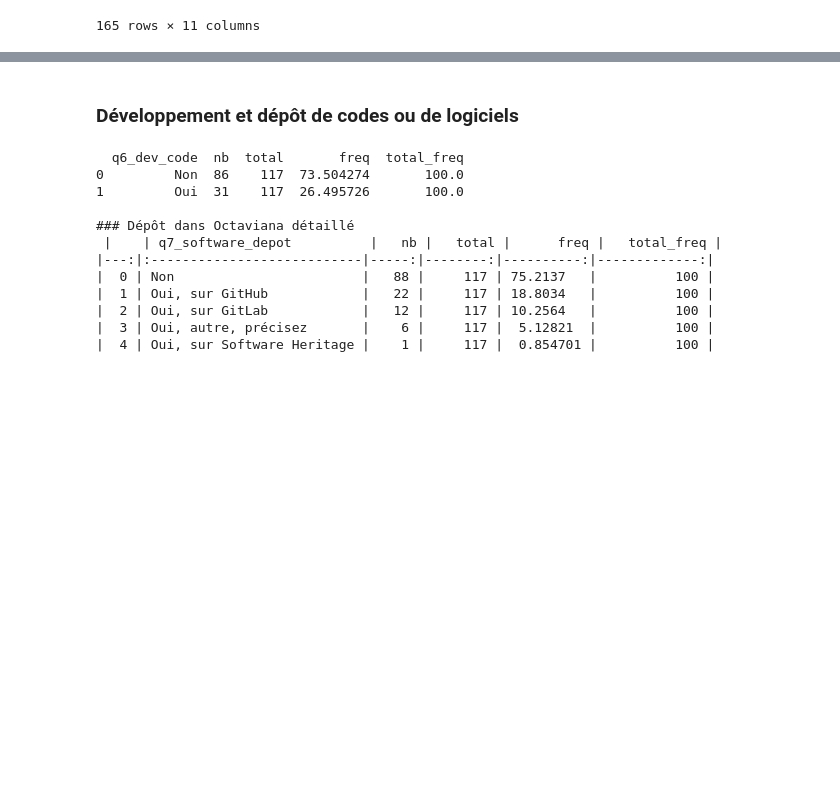
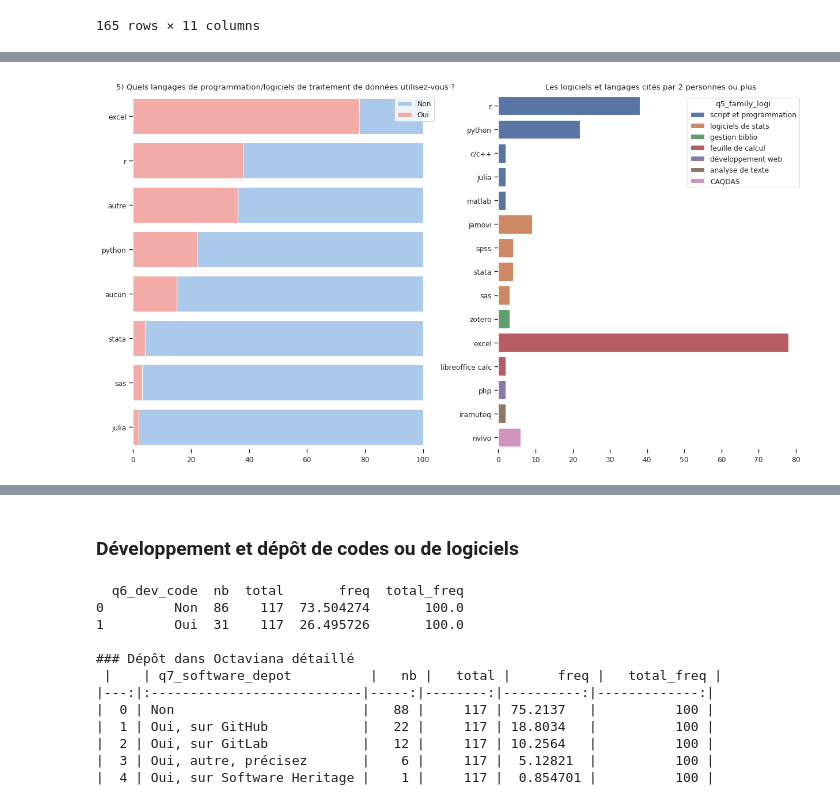
Before and after one commit to luneauaymeric/enquete_SO_p8, a Jupyter notebook: _build/jupyter_execute/script_analyse/connaissance_science_ouverte.ipynb, the cells around one changed output, grey strips where cells are left out. Saved outputs shown, nothing was run; the diff lists cells and outputs as text; code cells hidden in the pictures; blank space fills up the shorter version.

```diff
--- a/_build/jupyter_execute/script_analyse/connaissance_science_ouverte.ipynb
+++ b/_build/jupyter_execute/script_analyse/connaissance_science_ouverte.ipynb
@@ -370,9 +390,9 @@ for x in df_col.label.loc[(df_col.question_family=="q5")& (~df_col.label.str.con
     gb_data.loc[gb_data[x]=="Oui", "logiciel_traitement"] = x.replace("q5_","")
 
     if i == 0:
-        gb_data1 = gb_data.drop(columns=[x])#.copy()
+        gb_q5 = gb_data.drop(columns=[x])#.copy()
     else:
-        gb_data1 = pd.concat([gb_data1, gb_data.drop(columns=[x])])
+        gb_q5 = pd.concat([gb_q5, gb_data.drop(columns=[x])])
     print(gb_data[[x,"nb","freq"]].to_markdown(index=False))
 # %% [output]
 | q5_r   |   nb |    freq |
@@ -617,0 +653,9 @@ sns.despine(left=True, bottom=True)
+# %%
+df0
+df_exp, gb_data = split_multiple_choices(df01.loc[~df01.q5_logiciel_traitement_rec.isna()], column='q5_logiciel_traitement_rec', index="q45_clé", sep = '|')
+df_exp1, gb_data1 = split_multiple_choices(df01.loc[~df01.q5_1_other_lang_rec.isna()], column='q5_1_other_lang_rec', index="q45_clé", sep = '|')
+
+df_exp2 = pd.concat([df_exp[["q45_clé", 'q5_logiciel_traitement_rec']], df_exp1[["q45_clé","q5_1_other_lang_rec"]].rename(columns={"q5_1_other_lang_rec":'q5_logiciel_traitement_rec'})])
+df_exp2["q5_family_logi"]= df_exp2.q5_logiciel_traitement_rec.map(family_logi.get)
+df_exp3 = df_exp2.loc[~df_exp2.q5_logiciel_traitement_rec.isin(["aucun","autre"])]
+df_exp3
@@ -617,0 +676,33 @@ sns.despine(left=True, bottom=True)
+# %%
+gb_data = df_exp3.groupby(["q5_family_logi", "q5_logiciel_traitement_rec"]).agg(nb=("q45_clé","size")).sort_values(["q5_family_logi","nb"], ascending=[False,False]).reset_index()
+# %%
+# Initialize the matplotlib figure
+fig, ax = plt.subplots(1, 2, figsize=(15,8))
+
+# Plot the total crashes
+sns.set_color_codes("pastel")
+
+
+col = "logiciel_traitement"
+sns.barplot(x="total_freq", y=col, data=gb_q5.sort_values("nb", ascending=False),
+            label="Non", color="b", ax=ax[0])
+sns.barplot(x="nb", y=col, data=gb_q5.sort_values("nb", ascending=False),
+            label="Oui", color="r", ax=ax[0])
+titre = "5) Quels langages de programmation/logiciels de traitement de données utilisez-vous ?"
+ax[0].yaxis.set_label_text("")
+ax[0].xaxis.set_label_text("")
+ax[0].set_title(titre.replace("<i>","(").replace("</i>",")"))
+
+gb_data2 = gb_data.loc[gb_data.nb>1]
+sns.barplot(x="nb", y="q5_logiciel_traitement_rec", data=gb_data2,
+            hue="q5_family_logi", ax=ax[1])
+titre = "Les logiciels et langages cités par 2 personnes ou plus"
+ax[1].yaxis.set_label_text("")
+ax[1].xaxis.set_label_text("")
+ax[1].set_title(titre.replace("<i>","(").replace("</i>",")"))
+
+
+sns.despine(left=True, bottom=True)
+plt.savefig(f"viz/logiciel_traitement_use_by_2people.png", bbox_inches='tight', dpi = 200)
+# %% [output]
+[figure, added]
```
Also changed, not shown: parts of 19 cells of this notebook, 10 other files.
